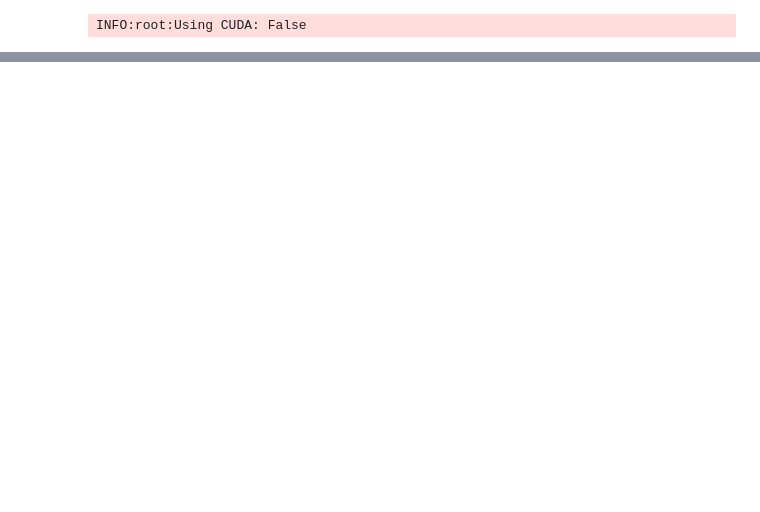
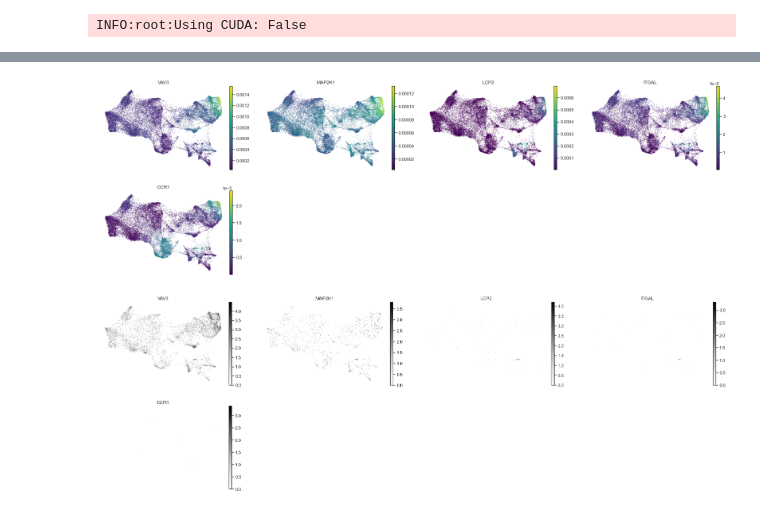
Before and after one commit to AllenWLynch/Kladi, a Jupyter notebook: Untitled.ipynb, the cells around one changed output, grey strips where cells are left out. Saved outputs shown, nothing was run; the diff lists cells and outputs as text; code cells hidden in the pictures; blank space fills up the shorter version.

```diff
--- a/Untitled.ipynb
+++ b/Untitled.ipynb
@@ -74,0 +77,7 @@ ExpressionModel(
+# %%
+atac_data = anndata.read_h5ad('data/shareseq/2021-02-01_atac_data.h5ad')
+peaks = np.array(atac_data.var[['chr','start','end']].values.tolist())
+
+
+atac_model = AccessibilityModel(peaks, num_modules = 24)
+atac_model.load('data/shareseq/test_save.pth')
@@ -74,0 +87,2 @@ ExpressionModel(
+# %%
+gex_data.obsm['atac_topics'] = atac_model.predict(atac_data.X)
@@ -74,0 +96,5 @@ ExpressionModel(
+# %%
+gex_data.obsm['joint'] = np.hstack([1.5*clr(gex_data.obsm['rna_topics']), clr(gex_data.obsm['atac_topics'])])
+gex_data.obsm['joint_topics'] = np.hstack([1.5*gex_data.obsm['rna_topics'], gex_data.obsm['atac_topics']])
+sc.pp.neighbors(gex_data, use_rep='joint', metric='manhattan')
+sc.tl.umap(gex_data, negative_sample_rate=1, min_dist = 0.1)
@@ -74,0 +109,2 @@ ExpressionModel(
+# %%
+gex_data.obs[['rna_{}'.format(str(i)) for i in range(24)]] = gex_data.obsm['rna_topics']
@@ -74,0 +121,7 @@ ExpressionModel(
+# %%
+interesting_genes = ['VAV3','MAP2K1','LCP2','ITGAL', 'CCR1']
+sc.pl.umap(gex_data, color=interesting_genes, color_map='viridis', layer='imputed', frameon=False)
+sc.pl.umap(gex_data, color=interesting_genes, color_map='Greys', frameon=False)
+# %% [output]
+[figure, added]
+[figure, added]
```
Also changed, not shown: parts of 21 cells of this notebook, 1 other file.
